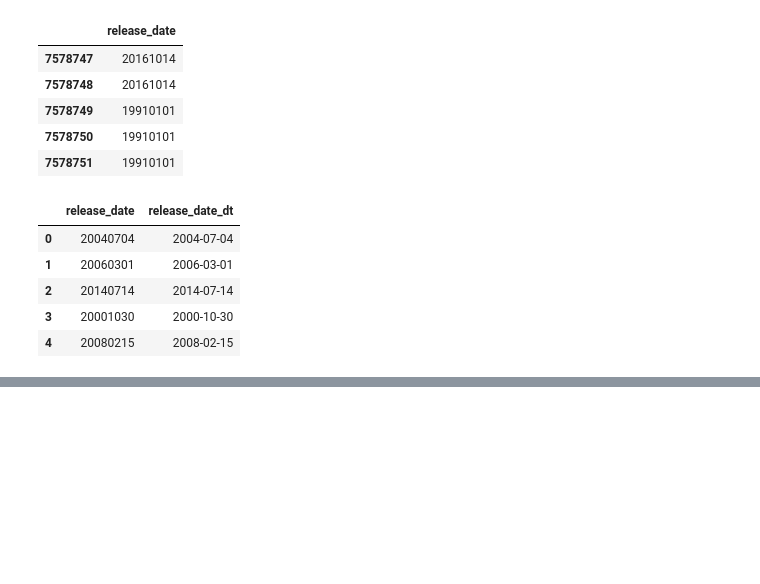
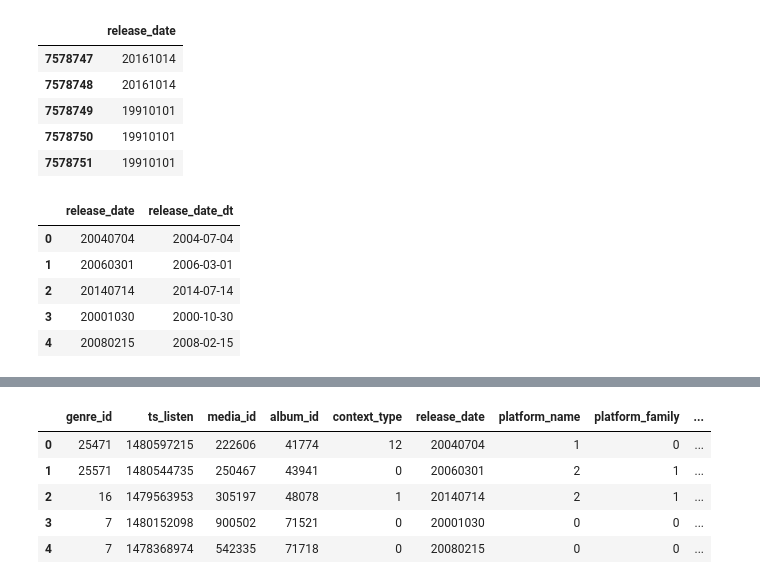
Before and after one commit to tsdaemon/mscs-competition2, a Jupyter notebook: AS_Feature_release_date_expanded.ipynb, the cells around one changed output, grey strips where cells are left out. Saved outputs shown, nothing was run; the diff lists cells and outputs as text; code cells hidden in the pictures; blank space fills up the shorter version.

Commit message:
release date

```diff
--- a/AS_Feature_release_date_expanded.ipynb
+++ b/AS_Feature_release_date_expanded.ipynb
@@ -79,0 +68,17 @@ test_dt.to_csv(path_to_release_date_test, encoding='utf-8', index=False)
+# %%
+import validation as v
+import pandas as pd
+
+path_to_train = './data/train.csv'
+
+train = pd.read_csv(path_to_train, encoding='utf-8')
+
+train = pd.concat([train, pd.read_csv(path_to_release_date_train, encoding='utf-8')], axis=1)
+train.head()
+# %% [output]
+|  | genre_id | ts_listen | media_id | album_id | context_type | release_date | platform_name | platform_family | ... |
+| 0 | 25471 | 1480597215 | 222606 | 41774 | 12 | 20040704 | 1 | 0 | ... |
+| 1 | 25571 | 1480544735 | 250467 | 43941 | 0 | 20060301 | 2 | 1 | ... |
+| 2 | 16 | 1479563953 | 305197 | 48078 | 1 | 20140714 | 2 | 1 | ... |
+| 3 | 7 | 1480152098 | 900502 | 71521 | 0 | 20001030 | 0 | 0 | ... |
+| 4 | 7 | 1478368974 | 542335 | 71718 | 0 | 20080215 | 0 | 0 | ... |
```
Also changed, not shown: parts of 12 cells of this notebook, 2 other files.
